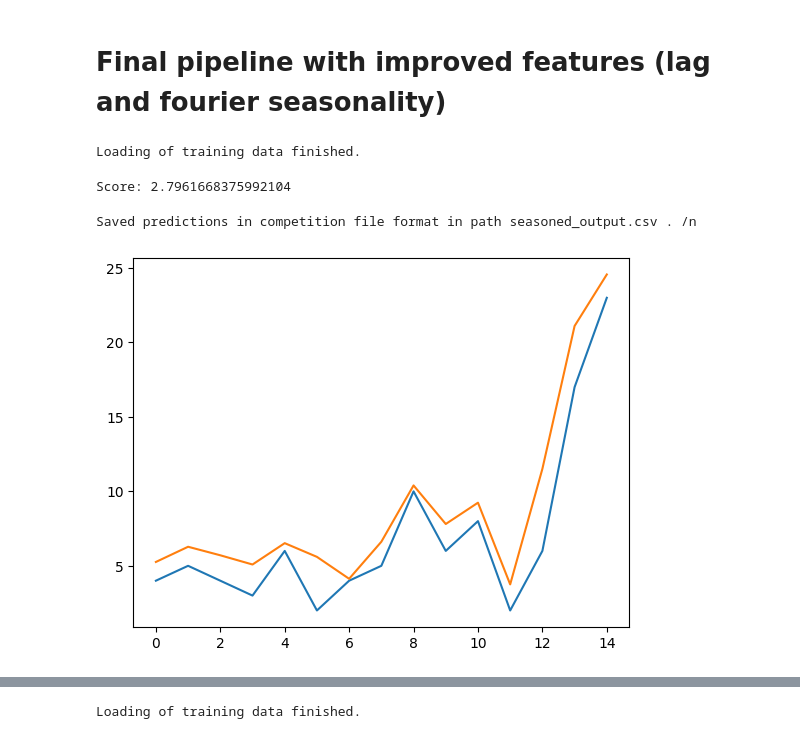
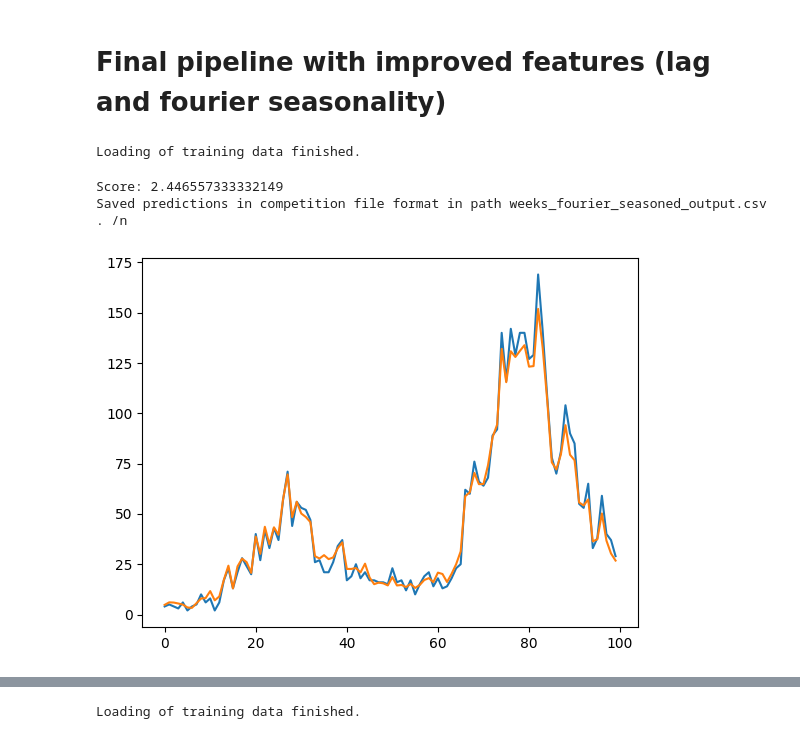
Before and after one commit to cristina-v-melnic/explorers-dsr-39, a Jupyter notebook: notebooks/Jul-19-From-scratch.ipynb, the cells around one changed output, grey strips where cells are left out. Drawn from its saved outputs; the diff is of its cells as text; code cells hidden in the pictures.

Commit message:
Added weekly seasonality in fourier calendar
check from-scratch

```diff
--- a/notebooks/Jul-19-From-scratch.ipynb
+++ b/notebooks/Jul-19-From-scratch.ipynb
@@ -449,13 +449,20 @@ def get_seasonality(X, time_column='week_start_date', format='%Y-%m-%d'):
     #return_cols = [time_column, 'year', 'month', 'dayofyear', 'weekofyear']
     #X_fourier = X_new[time_column]
 
-    fourier_year = CalendarFourier(freq='A', order=30)
-    fourier_month = CalendarFourier(freq='M', order=45)
-    fourier_day = CalendarFourier(freq='D', order=60)
+    fourier_year = CalendarFourier(freq='A', order=5)
+    fourier_month = CalendarFourier(freq='M', order=6)
+    fourier_week = CalendarFourier(freq='W', order=10)
+    fourier_day = CalendarFourier(freq='D', order=3)
     df_year = fourier_year.in_sample(X_new[time_column]).set_index(X_new.index)
     df_month = fourier_month.in_sample(X_new[time_column]).set_index(X_new.index)
+    df_week = fourier_week.in_sample(X_new[time_column]).set_index(X_new.index)
     df_day = fourier_day.in_sample(X_new[time_column]).set_index(X_new.index)
-    return pd.concat([X_new, pd.concat([pd.concat([df_year, df_month], axis=1),df_day], axis=1)], axis=1)
+
+    ym = pd.concat([df_year,df_month], axis=1)
+    wd = pd.concat([df_week,df_day], axis=1)
+    ymwd = pd.concat([ym, wd], axis=1)
+
+    return pd.concat([X_new, ymwd], axis=1)
 
 def preprocess_with_season(X, time_column='week_start_date', format='%Y-%m-%d', lag_cols = lag_cols):
     # Timed features.
@@ -476,6 +483,7 @@ def preprocess_with_season(X, time_column='week_start_date', format='%Y-%m-%d',
     numerical_cols = list(X_seasoned.select_dtypes(include=[np.number]).columns)
     categorical_cols = list(X_seasoned.select_dtypes(include=[object]).columns)
 
+    # Simple imputer seems to do better than KNNImputer in this case
     numerical_transformer = Pipeline(
         steps =[('imputer', SimpleImputer())]
         )
@@ -510,19 +518,19 @@ X_test = pd.read_csv(test_dir)
 X_test_preprocessed_season = preprocess_with_season(X_test)
 
 results_season = xgb_reg_season.predict(X_test_preprocessed_season)
-out_df_season = get_test_output(X_test, results_season, indexes = ['city', 'year', 'weekofyear'], file_dir = "seasoned_output.csv")
+out_df_season = get_test_output(X_test, results_season, indexes = ['city', 'year', 'weekofyear'], file_dir = "weeks_fourier_seasoned_output.csv")
 # %% [output]
 Loading of training data finished.
-Score: 2.7961668375992104
+Score: 2.446557333332149
+Saved predictions in competition file format in path weeks_fourier_seasoned_output.csv . /n
-Saved predictions in competition file format in path seasoned_output.csv . /n
 # %%
-nr = 15
+nr = 100
 x_line = np.arange(len(y))
 plt.plot(x_line[0:nr], y[0:nr], label= "original")
 plt.plot(x_line[0:nr], prediction_train_season[0:nr], label= "prediction")
 plt.show()
 # %% [output]
-[figure, old version]
+[figure, new version]
 # %%
 X_preprocessed_season
 # %% [output]
```
Also changed, not shown: parts of 3 cells of this notebook, 3 other files.
